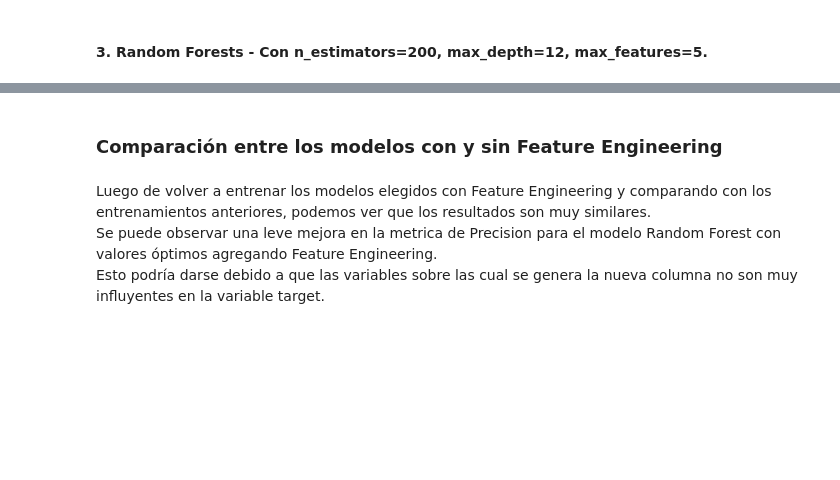
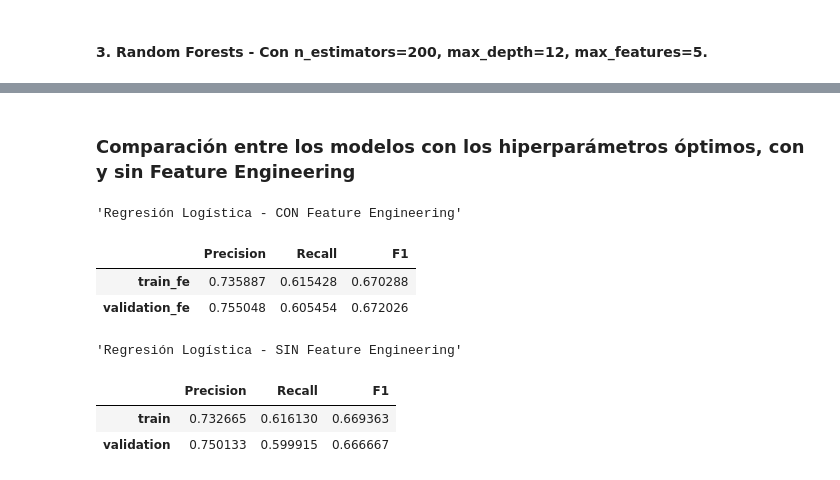
Before and after one commit to nachopalmieri/TP_ML_Aiasa_Fassanelli_Palmieri, a Jupyter notebook: tp2_experimentation.ipynb, the cells around one changed output, grey strips where cells are left out. Saved outputs shown, nothing was run; the diff lists cells and outputs as text; code cells hidden in the pictures; blank space fills up the shorter version.

```diff
--- a/tp2_experimentation.ipynb
+++ b/tp2_experimentation.ipynb
@@ -770,9 +770,15 @@ evaluate_model_fe(rf_model_fe, title='Random Forest con valores óptimos y Featu
 [figure]
 # %% [markdown]
-### Comparación entre los modelos con y sin Feature Engineering
+### Comparación entre los modelos con los hiperparámetros óptimos, con y sin Feature Engineering
-# %% [markdown]
-Luego de volver a entrenar los modelos elegidos con Feature Engineering y comparando con los entrenamientos anteriores, podemos ver que los resultados son muy similares.
-<br>
-Se puede observar una leve mejora en la metrica de Precision para el modelo Random Forest con valores óptimos agregando Feature Engineering.
-<br>
-Esto podría darse debido a que las variables sobre las cual se genera la nueva columna no son muy influyentes en la variable target.
+# %%
+evaluate_model_fe(lr_model_fe, title='Regresión Logística - CON Feature Engineering', show_cm=False)
+evaluate_model(lr_model, title='Regresión Logística - SIN Feature Engineering', show_cm=False)
+# %% [output]
+'Regresión Logística - CON Feature Engineering'
+|  | Precision | Recall | F1 |
+| train_fe | 0.735887 | 0.615428 | 0.670288 |
+| validation_fe | 0.755048 | 0.605454 | 0.672026 |
+'Regresión Logística - SIN Feature Engineering'
+|  | Precision | Recall | F1 |
+| train | 0.732665 | 0.616130 | 0.669363 |
+| validation | 0.750133 | 0.599915 | 0.666667 |
```
Also changed, not shown: parts of 10 cells of this notebook.
